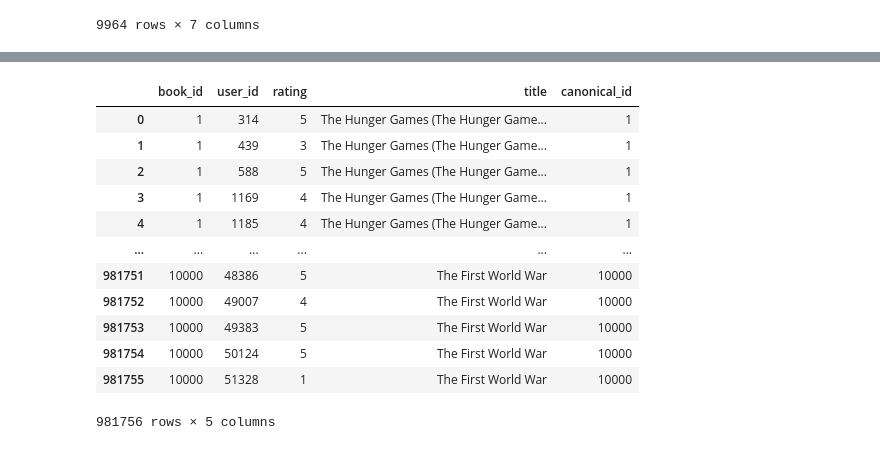
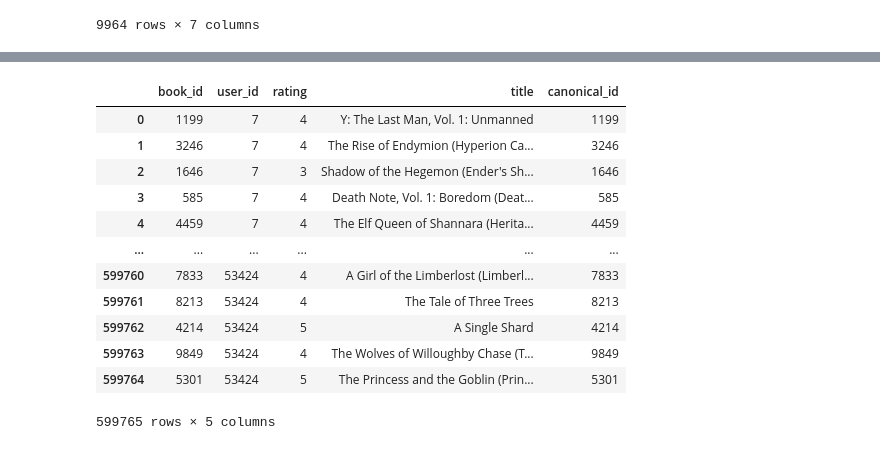
Before and after one commit to CMPE-257-JC/recommender-systems-project, a Jupyter notebook: notebooks/Content_Based_Filtering.ipynb, the cells around one changed output, grey strips where cells are left out. Saved outputs shown, nothing was run; the diff lists cells and outputs as text; code cells hidden in the pictures.

```diff
--- a/notebooks/Content_Based_Filtering.ipynb
+++ b/notebooks/Content_Based_Filtering.ipynb
@@ -184,6 +184,10 @@ synonym_map = {
 book_tags_named['tag_name_clean'] = book_tags_named['tag_name'].replace(synonym_map)
 
 top_tag_names = book_tags_named.groupby('tag_name_clean')['count'].sum().sort_values(ascending=False)
+# %%
+collection_pattern = re.compile(r'#\d+\s*-\s*\d+|\bbox\s*set\b|\bboxset\b|\bomnibus\b|\bcollection\b|\bcomplete\s+series\b|books?\s+\d+\s*-\s*\d+', re.IGNORECASE)
+books['is_collection'] = books['title'].str.contains(collection_pattern, na=False)
+collection_ids = set(books[books['is_collection']]['id'])
 # %%
 top_tag_names
 # %% [output]
@@ -350,6 +354,9 @@ title_popular_author
 | 9962 | キスよりも早く1 [Kisu Yorimo Hayaku 1] (... | Meca_Tanaka | 11232 |
 | 9963 | 美少女戦士セーラームーン新装版 1 [Bishōjo Senshi... | Naoko_Takeuchi | 18035 |
 9964 rows × 3 columns
+# %%
+book_titles = books.set_index(books['id'])['title'].to_dict()
+book_authors = books.set_index(books['id'])['authors'].to_dict()
 # %% [markdown]
 # Language based on most popular adaptation
 # %%
@@ -408,23 +439,36 @@ genre_combined_full
+# %%
+rating_counts = ratings['user_id'].value_counts()
+eligible_users = rating_counts[rating_counts >= 10].index
+ratings_eligible = ratings[ratings['user_id'].isin(eligible_users)].copy()
+
+def split_group(group, frac=0.7, seed=42):
+    train = group.sample(frac=frac, random_state=seed)
+    test = group.drop(train.index)
+    return train, test
+
+train_parts = []
+test_parts = []
+
+for user_id, group in ratings_eligible.groupby('user_id'):
+    train, test = split_group(group)
+    train_parts.append(train)
+    test_parts.append(test)
+
+ratings_train = pd.concat(train_parts).reset_index(drop=True)
+ratings_test = pd.concat(test_parts).reset_index(drop=True)
 # %%
-# map every individual book id -> its title -> canonical (most popular) id
-id_to_title = books.set_index('id')['title'].to_dict()
-title_to_canonical_id = title_popular_edition.set_index('title')['id'].to_dict()
-
-ratings['title'] = ratings['book_id'].map(id_to_title)
-ratings['canonical_id'] = ratings['title'].map(title_to_canonical_id)
-
-ratings
+ratings_train
 # %% [output]
 |  | book_id | user_id | rating | title | canonical_id |
-| 0 | 1 | 314 | 5 | The Hunger Games (The Hunger Game... | 1 |
-| 1 | 1 | 439 | 3 | The Hunger Games (The Hunger Game... | 1 |
-| 2 | 1 | 588 | 5 | The Hunger Games (The Hunger Game... | 1 |
-| 3 | 1 | 1169 | 4 | The Hunger Games (The Hunger Game... | 1 |
-| 4 | 1 | 1185 | 4 | The Hunger Games (The Hunger Game... | 1 |
+| 0 | 1199 | 7 | 4 | Y: The Last Man, Vol. 1: Unmanned | 1199 |
+| 1 | 3246 | 7 | 4 | The Rise of Endymion (Hyperion Ca... | 3246 |
+| 2 | 1646 | 7 | 3 | Shadow of the Hegemon (Ender's Sh... | 1646 |
+| 3 | 585 | 7 | 4 | Death Note, Vol. 1: Boredom (Deat... | 585 |
+| 4 | 4459 | 7 | 4 | The Elf Queen of Shannara (Herita... | 4459 |
 | ... | ... | ... | ... | ... | ... |
-| 981751 | 10000 | 48386 | 5 | The First World War | 10000 |
-| 981752 | 10000 | 49007 | 4 | The First World War | 10000 |
-| 981753 | 10000 | 49383 | 5 | The First World War | 10000 |
-| 981754 | 10000 | 50124 | 5 | The First World War | 10000 |
-| 981755 | 10000 | 51328 | 1 | The First World War | 10000 |
+| 599760 | 7833 | 53424 | 4 | A Girl of the Limberlost (Limberl... | 7833 |
+| 599761 | 8213 | 53424 | 4 | The Tale of Three Trees | 8213 |
+| 599762 | 4214 | 53424 | 5 | A Single Shard | 4214 |
+| 599763 | 9849 | 53424 | 4 | The Wolves of Willoughby Chase (T... | 9849 |
+| 599764 | 5301 | 53424 | 5 | The Princess and the Goblin (Prin... | 5301 |
-981756 rows × 5 columns
+599765 rows × 5 columns
```
Also changed, not shown: parts of 23 cells of this notebook.
